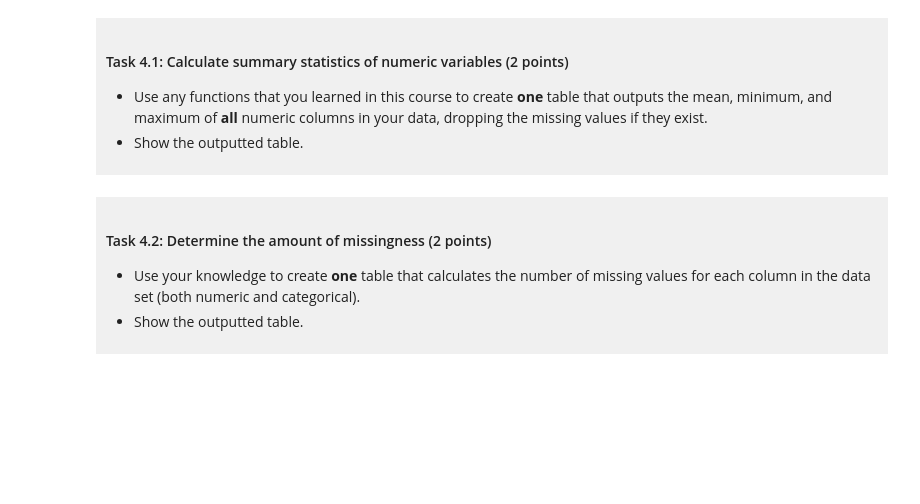
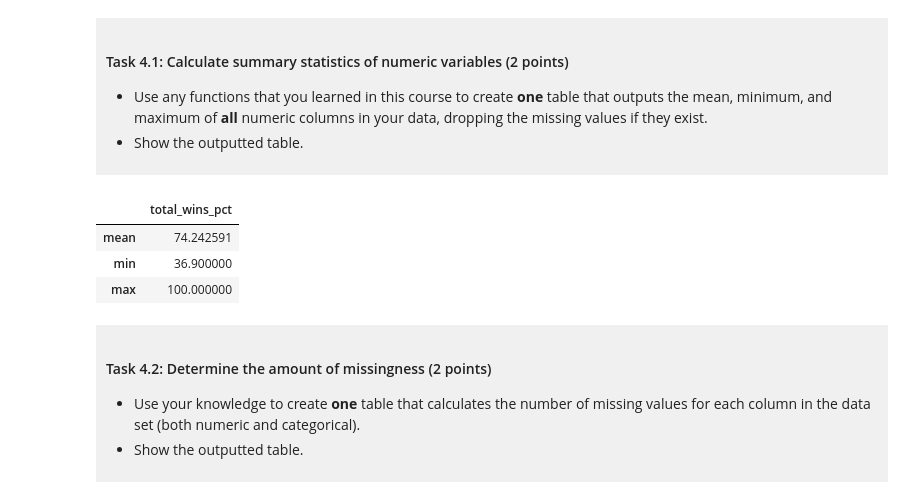
Before and after one commit to Pirehame/dsci-100-project-parham-meysami, a Jupyter notebook: dsci-100-project-notebook (1).ipynb, the cells around one changed output. Saved outputs shown, nothing was run; the diff lists cells and outputs as text; code cells hidden in the pictures; blank space fills up the shorter version.

```diff
--- a/dsci-100-project-notebook (1).ipynb
+++ b/dsci-100-project-notebook (1).ipynb
@@ -246,7 +246,19 @@ You will refine your research question (if needed) and produce a tidy data set.
 
 </div>
 # %%
-### EDIT THIS CODE CELL ###
+# Calculate the mean, minimum, and maximum of the numeric variable
+
+summary_stats = tidy_march_madness[["total_wins_pct"]].agg(
+    ["mean", "min", "max"])
+
+# Display the summary statistics table
+
+summary_stats
+# %% [output]
+|  | total_wins_pct |
+| mean | 74.242591 |
+| min | 36.900000 |
+| max | 100.000000 |
 # %% [markdown]
 <div style="background-color: #f0f0f0; padding: 10px;">
 
```
Also changed, not shown: parts of 9 cells of this notebook.
